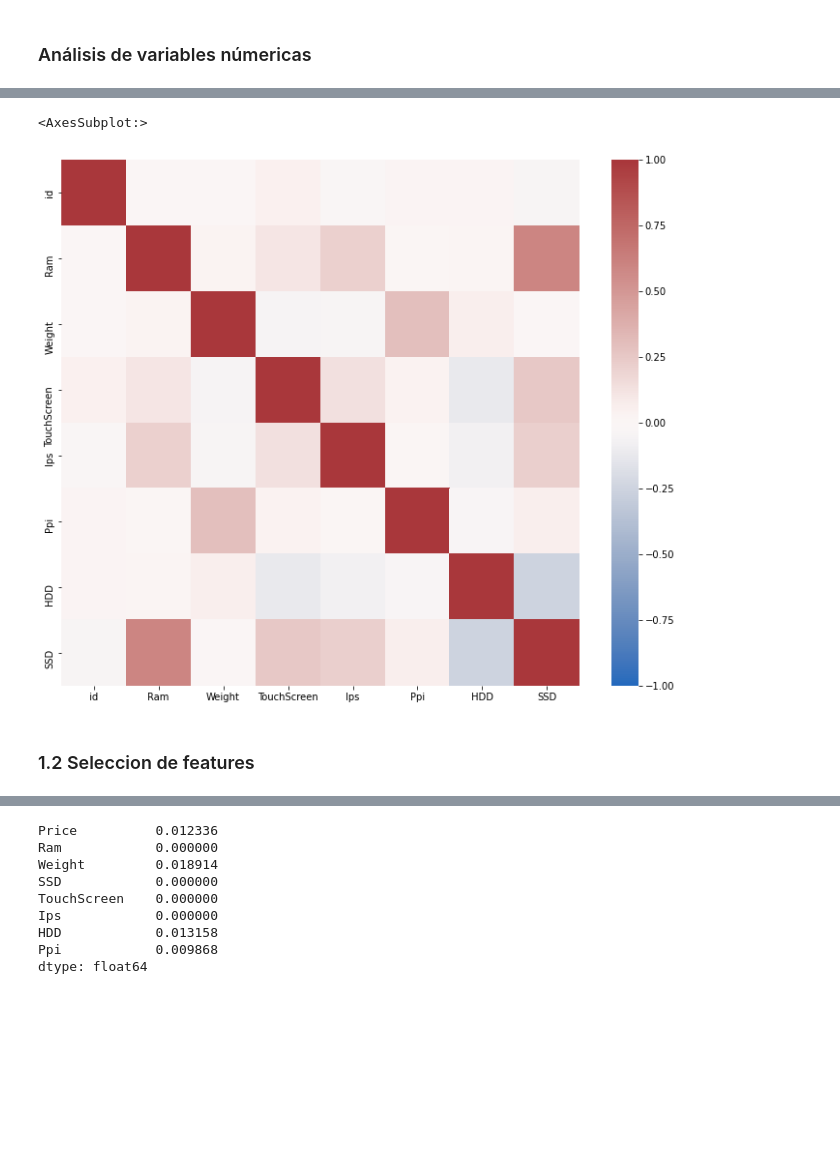
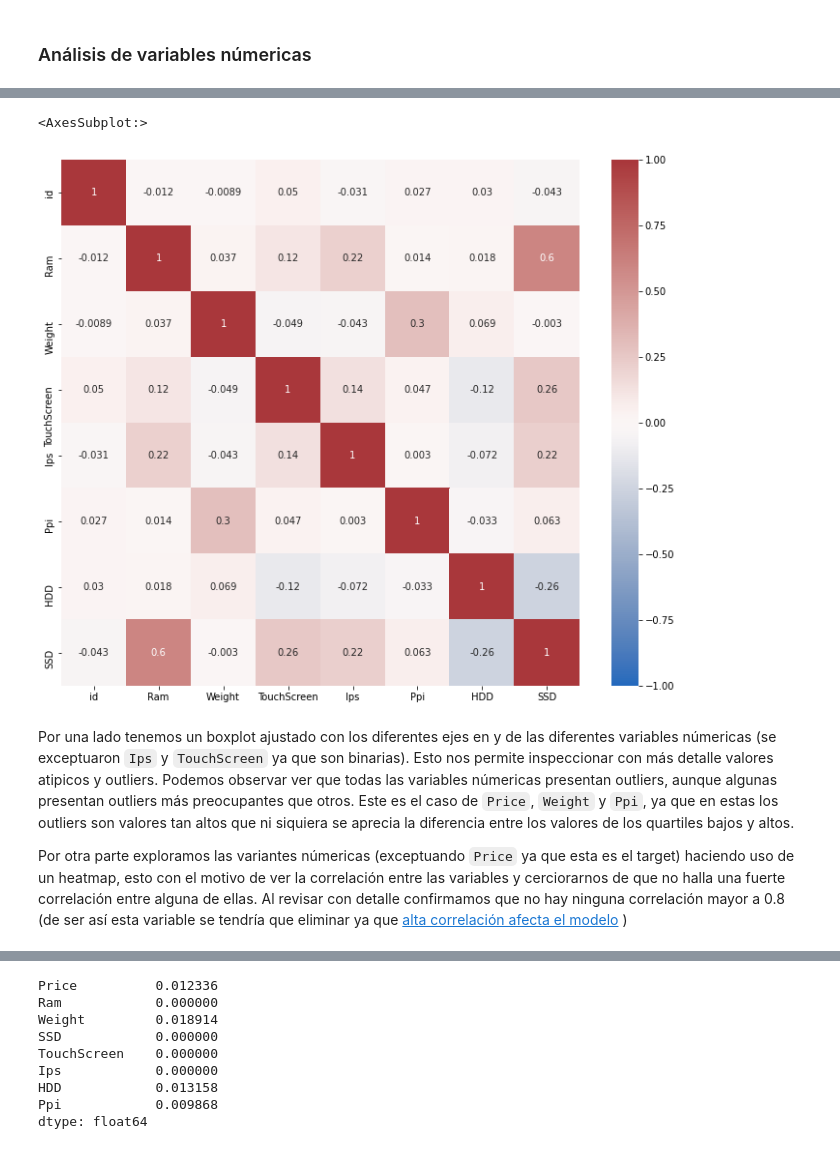
Before and after one commit to montejs3/Bi, a Jupyter notebook: LabBi/Lab2-Regresion/lab2.ipynb, the cells around one changed output, grey strips where cells are left out. Drawn from its saved outputs; the diff is of its cells as text; code cells hidden in the pictures; blank space fills up the shorter version.

```diff
--- a/LabBi/Lab2-Regresion/lab2.ipynb
+++ b/LabBi/Lab2-Regresion/lab2.ipynb
@@ -142,9 +148,11 @@ ax = sns.boxplot(data=df, orient="v")
 # %%
 plt.figure(figsize = (12, 10))
-sns.heatmap(df.drop(['Price'], axis=1).corr(), cmap = 'vlag', vmin = -1, vmax = 1)
+sns.heatmap(df.drop(['Price'], axis=1).corr(), annot=True, cmap = 'vlag', vmin = -1, vmax = 1)
 # %% [output]
 <AxesSubplot:>
-[figure, old version]
+[figure, new version]
-# %% [markdown]
-### 1.2 Seleccion de features
+# %% [markdown]
+Por una lado tenemos un boxplot ajustado con los diferentes ejes en y de las diferentes variables númericas (se exceptuaron `Ips` y `TouchScreen` ya que son binarias). Esto nos permite inspeccionar con más detalle valores atipicos y outliers. Podemos observar ver que todas las variables númericas presentan outliers, aunque algunas presentan outliers más preocupantes que otros. Este es el caso de `Price`, `Weight` y `Ppi`, ya que en estas los outliers son valores tan altos que ni siquiera se aprecia la diferencia entre los valores de los quartiles bajos y altos.
+
+Por otra parte exploramos las variantes númericas (exceptuando `Price` ya que esta es el target) haciendo uso de un heatmap, esto con el motivo de ver la correlación entre las variables y cerciorarnos de que no halla una fuerte correlación entre alguna de ellas. Al revisar con detalle confirmamos que no hay ninguna correlación mayor a 0.8 (de ser así esta variable se tendría que eliminar ya que [alta correlación afecta el modelo](https://towardsdatascience.com/why-exclude-highly-correlated-features-when-building-regression-model-34d77a90ea8e) )
 # %% [markdown]
```
Also changed, not shown: parts of 43 cells of this notebook.
